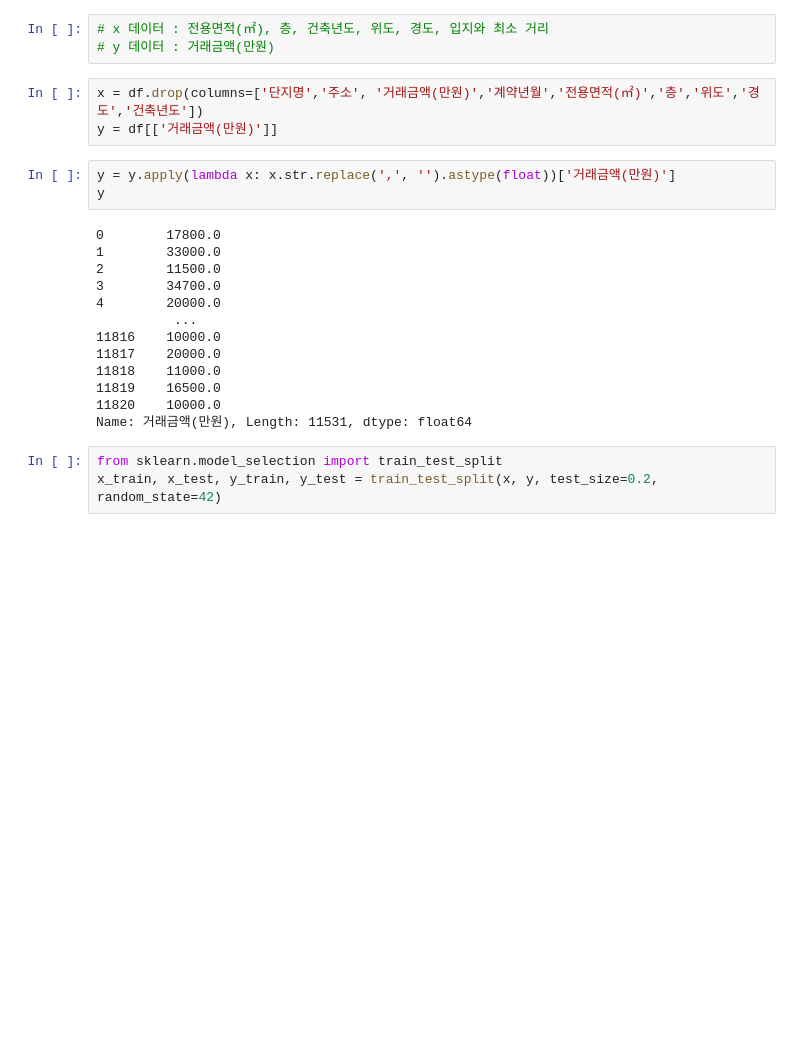
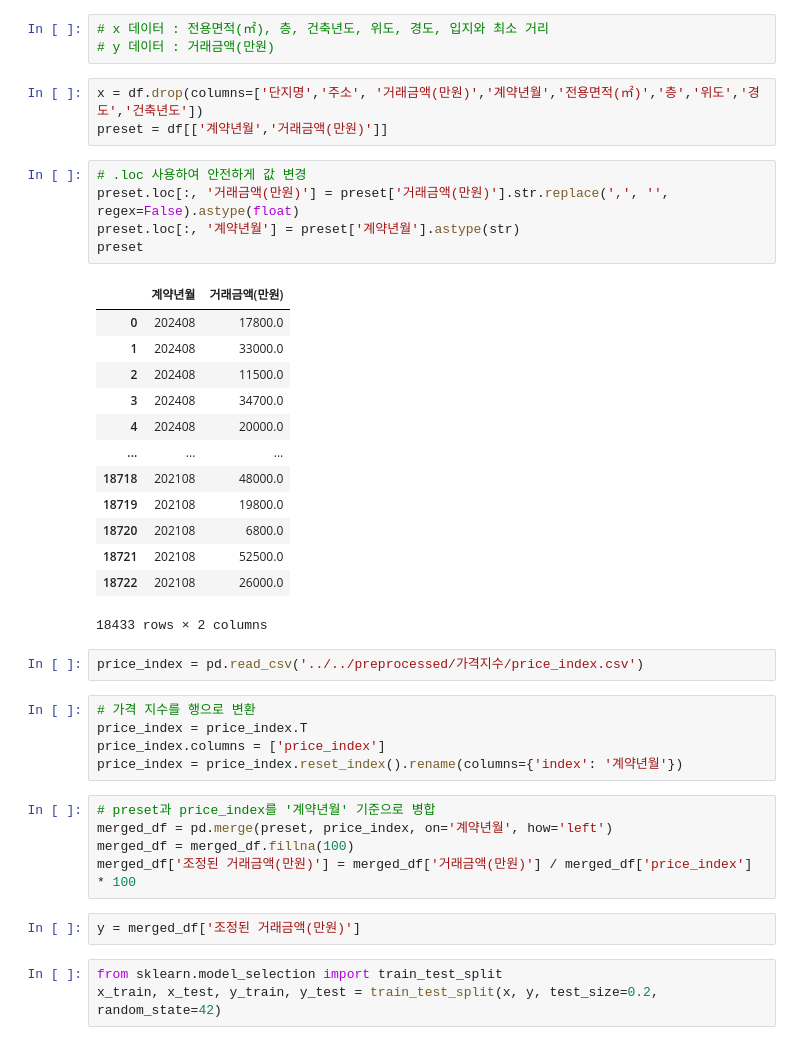
Before and after one commit to HanDeokku/house-pirce-predict, a Jupyter notebook: Scripts/modelling/ML.ipynb, the cells around one changed output. Cells and saved outputs as stored; diff of their text form; blank space fills up the shorter version.

```diff
--- a/Scripts/modelling/ML.ipynb
+++ b/Scripts/modelling/ML.ipynb
@@ -12,23 +12,40 @@ df.dropna(inplace=True)
 # y 데이터 : 거래금액(만원)
 # %%
 x = df.drop(columns=['단지명','주소', '거래금액(만원)','계약년월','전용면적(㎡)','층','위도','경도','건축년도'])
-y = df[['거래금액(만원)']]
+preset = df[['계약년월','거래금액(만원)']]
-# %%
-y = y.apply(lambda x: x.str.replace(',', '').astype(float))['거래금액(만원)']
-y
-# %% [output]
-0        17800.0
-1        33000.0
-2        11500.0
-3        34700.0
-4        20000.0
-          ...
-11816    10000.0
-11817    20000.0
-11818    11000.0
-11819    16500.0
-11820    10000.0
-Name: 거래금액(만원), Length: 11531, dtype: float64
+# %%
+# .loc 사용하여 안전하게 값 변경
+preset.loc[:, '거래금액(만원)'] = preset['거래금액(만원)'].str.replace(',', '', regex=False).astype(float)
+preset.loc[:, '계약년월'] = preset['계약년월'].astype(str)
+preset
+# %% [output]
+|  | 계약년월 | 거래금액(만원) |
+| 0 | 202408 | 17800.0 |
+| 1 | 202408 | 33000.0 |
+| 2 | 202408 | 11500.0 |
+| 3 | 202408 | 34700.0 |
+| 4 | 202408 | 20000.0 |
+| ... | ... | ... |
+| 18718 | 202108 | 48000.0 |
+| 18719 | 202108 | 19800.0 |
+| 18720 | 202108 | 6800.0 |
+| 18721 | 202108 | 52500.0 |
+| 18722 | 202108 | 26000.0 |
+18433 rows × 2 columns
+# %%
+price_index = pd.read_csv('../../preprocessed/가격지수/price_index.csv')
+# %%
+# 가격 지수를 행으로 변환
+price_index = price_index.T
+price_index.columns = ['price_index']
+price_index = price_index.reset_index().rename(columns={'index': '계약년월'})
+# %%
+# preset과 price_index를 '계약년월' 기준으로 병합
+merged_df = pd.merge(preset, price_index, on='계약년월', how='left')
+merged_df = merged_df.fillna(100)
+merged_df['조정된 거래금액(만원)'] = merged_df['거래금액(만원)'] / merged_df['price_index'] * 100
+# %%
+y = merged_df['조정된 거래금액(만원)']
 # %%
 from sklearn.model_selection import train_test_split
 x_train, x_test, y_train, y_test = train_test_split(x, y, test_size=0.2, random_state=42)
```
Also changed, not shown: parts of 18 cells of this notebook, 31 other files.
